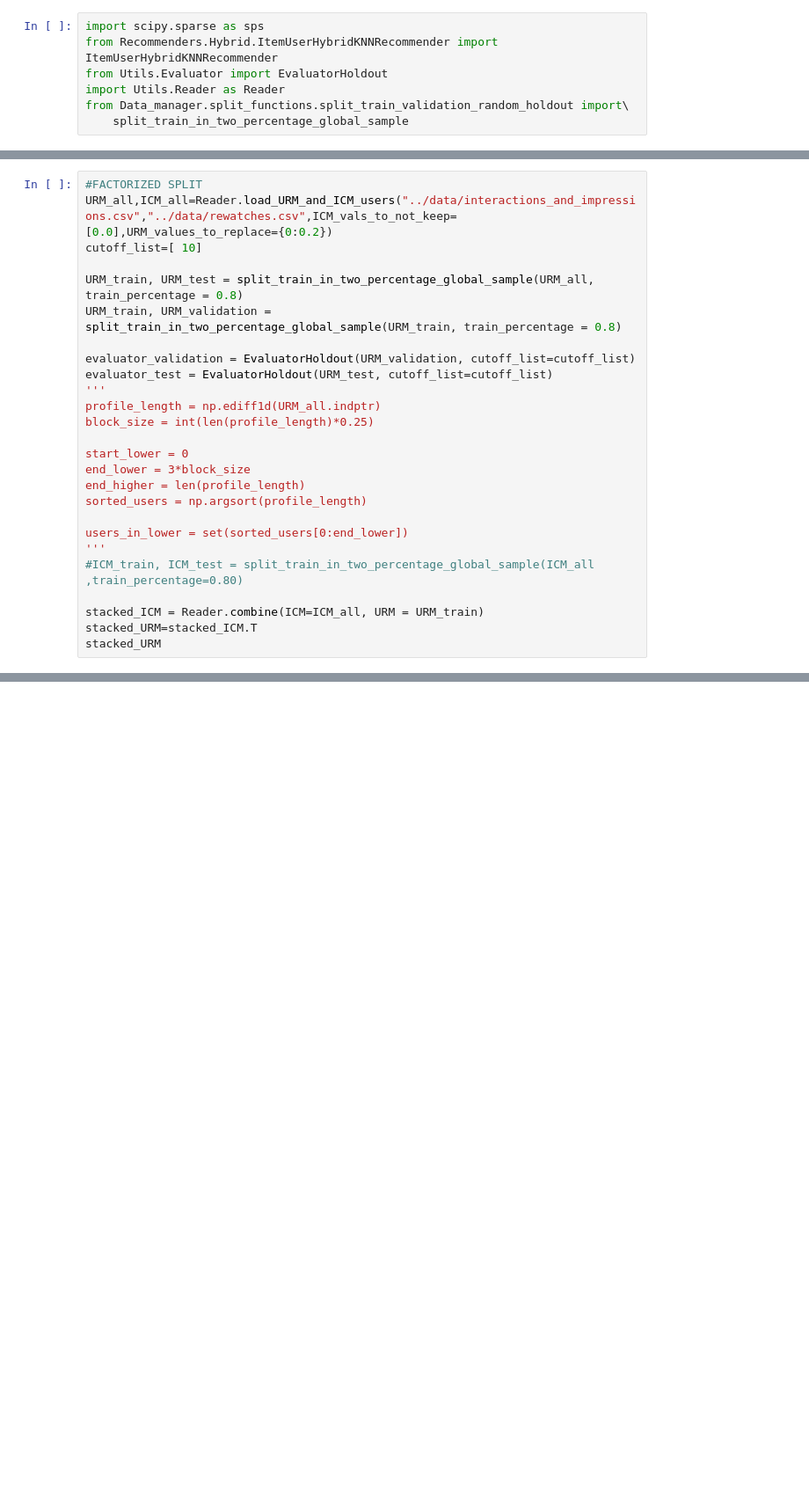
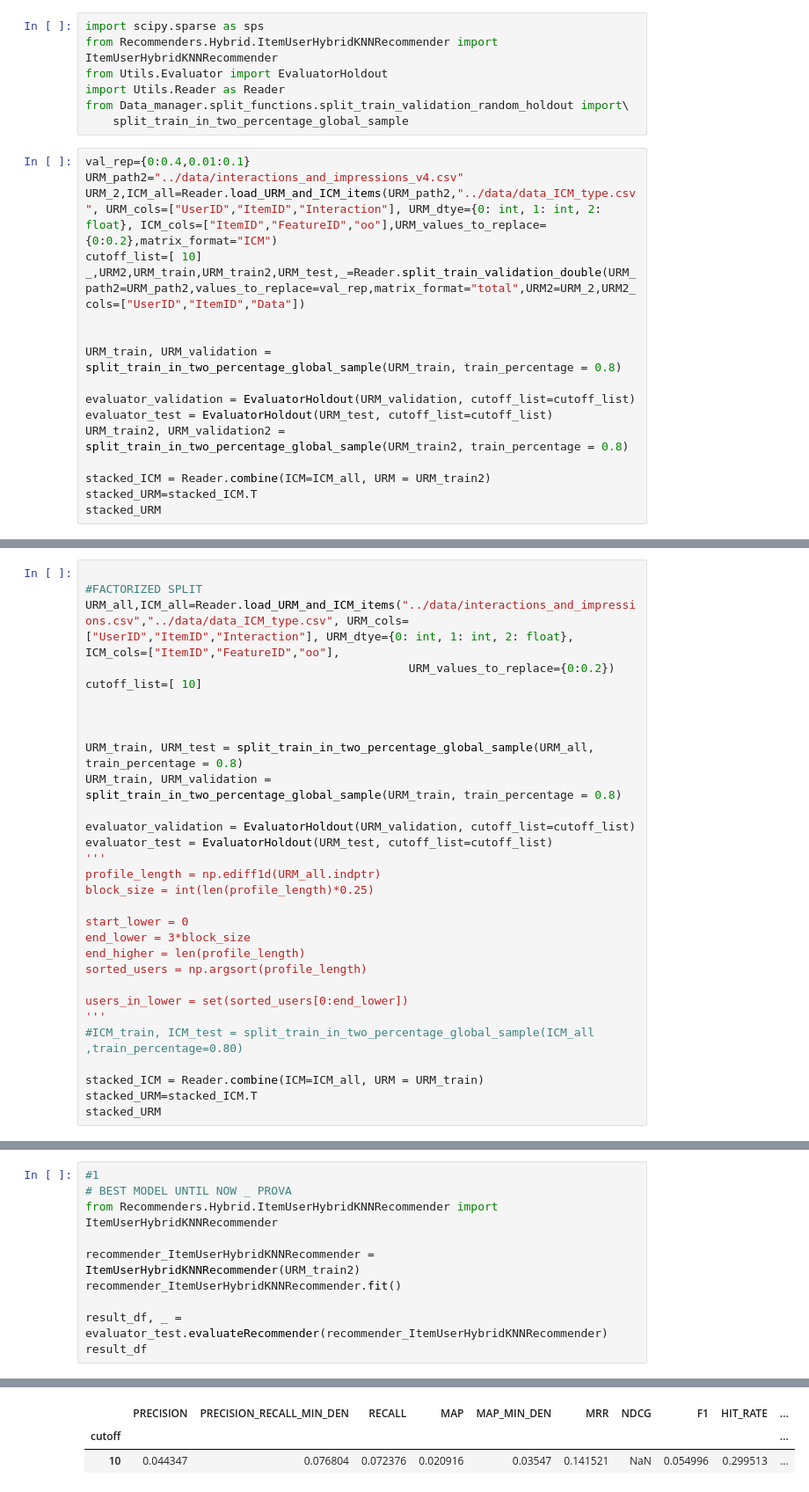
Before and after one commit to marcofasa/RecSys-Challenge-2022-Polimi, a Jupyter notebook: Utils/RP3Beta_Grid_Search.ipynb, the cells around one changed output, grey strips where cells are left out. Shown at 88% size. Cells and saved outputs as stored; diff of their text form; blank space fills up the shorter version.

```diff
--- a/Utils/RP3Beta_Grid_Search.ipynb
+++ b/Utils/RP3Beta_Grid_Search.ipynb
@@ -5,3 +5,20 @@ from Utils.Evaluator import EvaluatorHoldout
 import Utils.Reader as Reader
 from Data_manager.split_functions.split_train_validation_random_holdout import\
     split_train_in_two_percentage_global_sample
+# %%
+val_rep={0:0.4,0.01:0.1}
+URM_path2="../data/interactions_and_impressions_v4.csv"
+URM_2,ICM_all=Reader.load_URM_and_ICM_items(URM_path2,"../data/data_ICM_type.csv", URM_cols=["UserID","ItemID","Interaction"], URM_dtye={0: int, 1: int, 2: float}, ICM_cols=["ItemID","FeatureID","oo"],URM_values_to_replace={0:0.2},matrix_format="ICM")
+cutoff_list=[ 10]
+_,URM2,URM_train,URM_train2,URM_test,_=Reader.split_train_validation_double(URM_path2=URM_path2,values_to_replace=val_rep,matrix_format="total",URM2=URM_2,URM2_cols=["UserID","ItemID","Data"])
+
+
+URM_train, URM_validation = split_train_in_two_percentage_global_sample(URM_train, train_percentage = 0.8)
+
+evaluator_validation = EvaluatorHoldout(URM_validation, cutoff_list=cutoff_list)
+evaluator_test = EvaluatorHoldout(URM_test, cutoff_list=cutoff_list)
+URM_train2, URM_validation2 = split_train_in_two_percentage_global_sample(URM_train2, train_percentage = 0.8)
+
+stacked_ICM = Reader.combine(ICM=ICM_all, URM = URM_train2)
+stacked_URM=stacked_ICM.T
+stacked_URM
@@ -8,7 +43,11 @@ from Data_manager.split_functions.split_train_validation_random_holdout import\
 # %%
+
 #FACTORIZED SPLIT
-URM_all,ICM_all=Reader.load_URM_and_ICM_users("../data/interactions_and_impressions.csv","../data/rewatches.csv",ICM_vals_to_not_keep=[0.0],URM_values_to_replace={0:0.2})
+URM_all,ICM_all=Reader.load_URM_and_ICM_items("../data/interactions_and_impressions.csv","../data/data_ICM_type.csv", URM_cols=["UserID","ItemID","Interaction"], URM_dtye={0: int, 1: int, 2: float}, ICM_cols=["ItemID","FeatureID","oo"],
+                                               URM_values_to_replace={0:0.2})
 cutoff_list=[ 10]
+
+
 
 URM_train, URM_test = split_train_in_two_percentage_global_sample(URM_all, train_percentage = 0.8)
 URM_train, URM_validation = split_train_in_two_percentage_global_sample(URM_train, train_percentage = 0.8)
@@ -46,0 +75,11 @@ EvaluatorHoldout: Ignoring 289 ( 0.7%) Users that have less than 1 test interact
+# %%
+#1
+# BEST MODEL UNTIL NOW _ PROVA
+from Recommenders.Hybrid.ItemUserHybridKNNRecommender import ItemUserHybridKNNRecommender
+
+recommender_ItemUserHybridKNNRecommender = ItemUserHybridKNNRecommender(URM_train2)
+recommender_ItemUserHybridKNNRecommender.fit()
+
+result_df, _ = evaluator_test.evaluateRecommender(recommender_ItemUserHybridKNNRecommender)
+result_df
+# %% [output]
@@ -46,0 +120,3 @@ EvaluatorHoldout: Ignoring 289 ( 0.7%) Users that have less than 1 test interact
+|  | PRECISION | PRECISION_RECALL_MIN_DEN | RECALL | MAP | MAP_MIN_DEN | MRR | NDCG | F1 | HIT_RATE | ... |
+| cutoff |  |  |  |  |  |  |  |  |  | ... |
+| 10 | 0.044347 | 0.076804 | 0.072376 | 0.020916 | 0.03547 | 0.141521 | NaN | 0.054996 | 0.299513 | ... |
```
Also changed, not shown: parts of 8 cells of this notebook, 2 other files.
